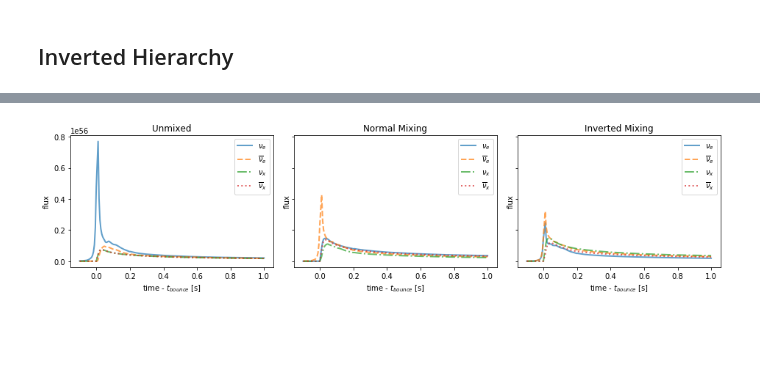
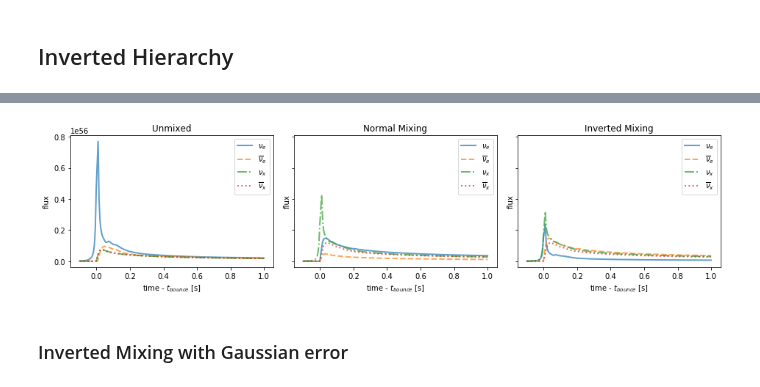
Before and after one commit to icecube/ASTERIA, a Jupyter notebook: docs/nb/supernova_mixing.ipynb, the cells around one changed output, grey strips where cells are left out. Saved outputs shown, nothing was run; the diff lists cells and outputs as text; code cells hidden in the pictures; blank space fills up the shorter version.

```diff
--- a/docs/nb/supernova_mixing.ipynb
+++ b/docs/nb/supernova_mixing.ipynb
@@ -66,7 +66,7 @@ nu_e = nu_list[2]
 nu_x = [(a + b)/2 for a, b in zip(nu_list[0], nu_list[2])]
 nu_e_bar = [a*c2t12 + b*s2t12 for a, b in zip(nu_list[1], nu_list[2])]
 nu_x_bar = [((1.0-c2t12)*a + (1.0+c2t12)*b)/2 for a, b in zip(nu_list[1], nu_list[2])]
-nu_new = [nu_e, nu_x, nu_e_bar, nu_x_bar]
+nu_new = [nu_e, nu_e_bar, nu_x, nu_x_bar]
 
 for ls, i, flavor in zip(["-", "--", "-.", ":"], range(len(nu_new)), Flavor):
     new_flux = nu_new[i]
@@ -97,7 +97,7 @@ nu_e = [a*s2t12 + b*c2t12 for a, b in zip(nu_list[0], nu_list[1])]
 nu_x = [((1.0-s2t12)*a + (1.0+s2t12)*b)/2 for a, b in zip(nu_list[0], nu_list[2])]
 nu_e_bar = nu_list[2]
 nu_x_bar = [(a + b)/2 for a, b in zip(nu_list[1], nu_list[2])]
-nu_new = [nu_e, nu_x, nu_e_bar, nu_x_bar]
+nu_new = [nu_e, nu_e_bar, nu_x, nu_x_bar]
 
 for ls, i, flavor in zip(["-", "--", "-.", ":"], range(len(nu_new)), Flavor):
     new_flux = nu_new[i]
@@ -143,7 +143,7 @@ nu_e1 = [a + b for a, b in zip(nu_list1[2], nu_list1[3])]
 nu_x1 = [(a + b + c)/2 for a, b, c in zip(nu_list1[0], nu_list1[2], nu_list1[3])]
 nu_e_bar1 = [a*c2t12 + (b+c)*s2t12 for a, b, c in zip(nu_list1[1], nu_list1[2], nu_list1[3])]
 nu_x_bar1 = [((1.0-c2t12)*a + (1.0+c2t12)*(b+c))/2 for a, b, c in zip(nu_list1[1], nu_list1[2], nu_list1[3])]
-nu_new1 = [nu_e1, nu_x1, nu_e_bar1, nu_x_bar1]
+nu_new1 = [nu_e1, nu_e_bar1, nu_x1, nu_x_bar1]
 
 for ls, i, flavor in zip(["-", "--", "-.", ":"], range(len(nu_new1)), Flavor):
     new_flux1 = nu_new1[i]
@@ -159,32 +159,34 @@ ax2.set(xlabel='time - $t_{bounce}$ [s]',
 ax2.legend()
 
 #INVERTED MIXING
 
 nu_list2 = []
 i = 0
 for flavor in Flavor:
     flux = ccsn.get_flux(t, flavor)
     nu_list2.append(flux)
 
 nu_e2 = [a*s2t12 + b*c2t12 for a, b in zip(nu_list2[0], nu_list2[1])]
 nu_x2 = [((1.0-s2t12)*a + (1.0+s2t12)*(b+c))/2 for a, b, c in zip(nu_list2[0], nu_list2[2], nu_list2[3])]
 nu_e_bar2 = [a + b for a, b in zip(nu_list2[2], nu_list2[3])]
 nu_x_bar2 = [(a + b + c)/2 for a, b, c in zip(nu_list2[1], nu_list2[2], nu_list2[3])]
-nu_new2 = [nu_e2, nu_x2, nu_e_bar2, nu_x_bar2]
+nu_new2 = [nu_e2, nu_e_bar2, nu_x2, nu_x_bar2]
 
 for ls, i, flavor in zip(["-", "--", "-.", ":"], range(len(nu_new2)), Flavor):
     new_flux2 = nu_new2[i]
     ax3.plot(t, new_flux2, ls, lw=2, alpha=0.7, label=flavor.to_tex())
     ax3.set_title(label="Inverted Mixing")
 
 # plt.yscale('log')
 # plt.ylim(3e51, 5e53)
 
 ax3.set(xlabel='time - $t_{bounce}$ [s]',
         ylabel='flux')
 ax3.legend()
 
 
 fig.tight_layout();
 # %% [output]
-[figure, old version]
+[figure, new version]
+# %% [markdown]
+### Inverted Mixing with Gaussian error
```
Also changed, not shown: parts of 4 cells of this notebook.
